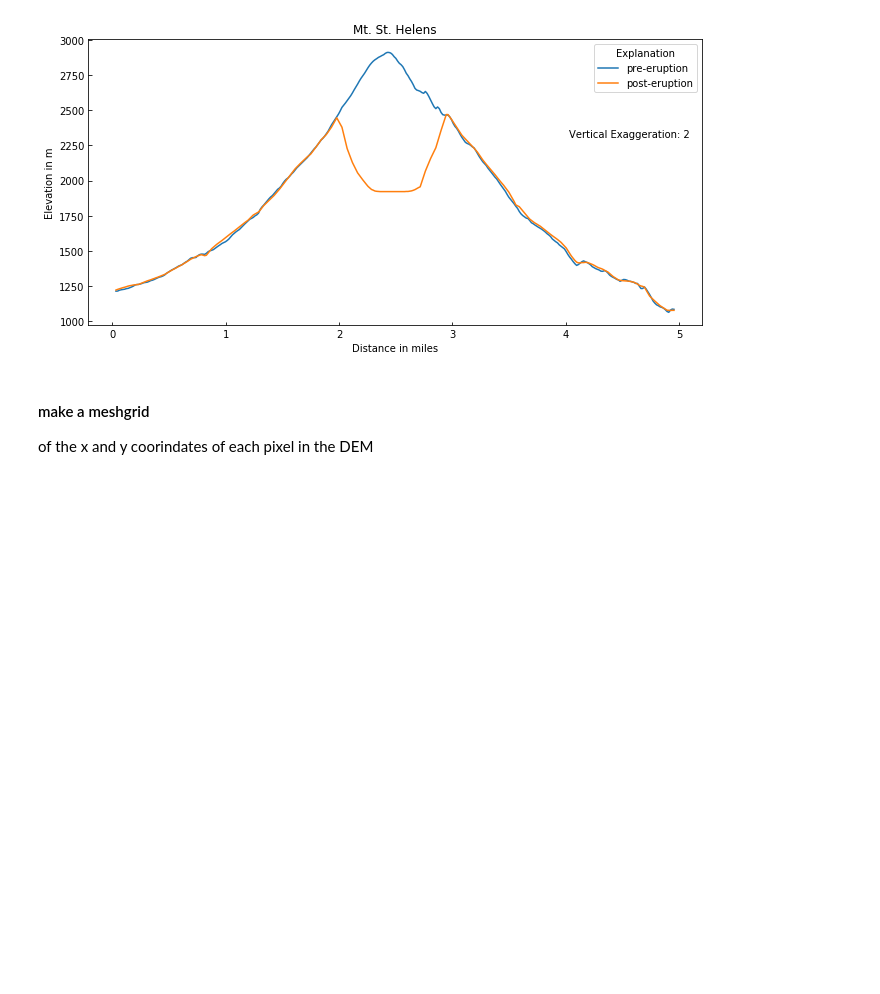
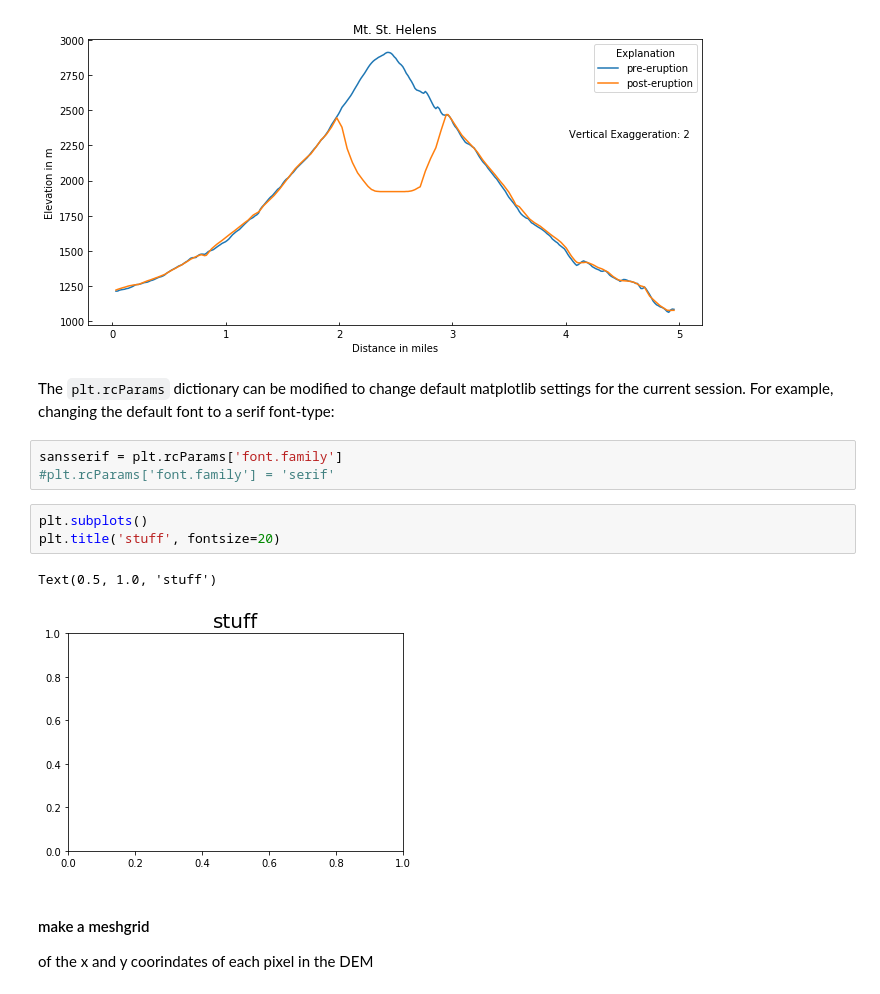
Before and after one commit to mnfienen/python-usgs-training, a Jupyter notebook: notebooks/part1_python_intro/Matplotlib_StHelens.ipynb, the cells around one changed output. Drawn from its saved outputs; the diff is of its cells as text; blank space fills up the shorter version.

```diff
--- a/notebooks/part1_python_intro/Matplotlib_StHelens.ipynb
+++ b/notebooks/part1_python_intro/Matplotlib_StHelens.ipynb
@@ -86,6 +83,17 @@ ax.legend(title='Explanation')
 plt.savefig('mtsthelens.pdf', dpi=300, bbox_inches='tight')
 # %% [output]
 [figure]
+# %% [markdown]
+The `plt.rcParams` dictionary can be modified to change default matplotlib settings for the current session. For example, changing the default font to a serif font-type:
+# %%
+sansserif = plt.rcParams['font.family']
+#plt.rcParams['font.family'] = 'serif'
+# %%
+plt.subplots()
+plt.title('stuff', fontsize=20)
+# %% [output]
+Text(0.5, 1.0, 'stuff')
+[figure, added]
 # %% [markdown]
 #### make a meshgrid
 of the x and y coorindates of each pixel in the DEM
```
Also changed, not shown: parts of 2 cells of this notebook, 1 other file.
